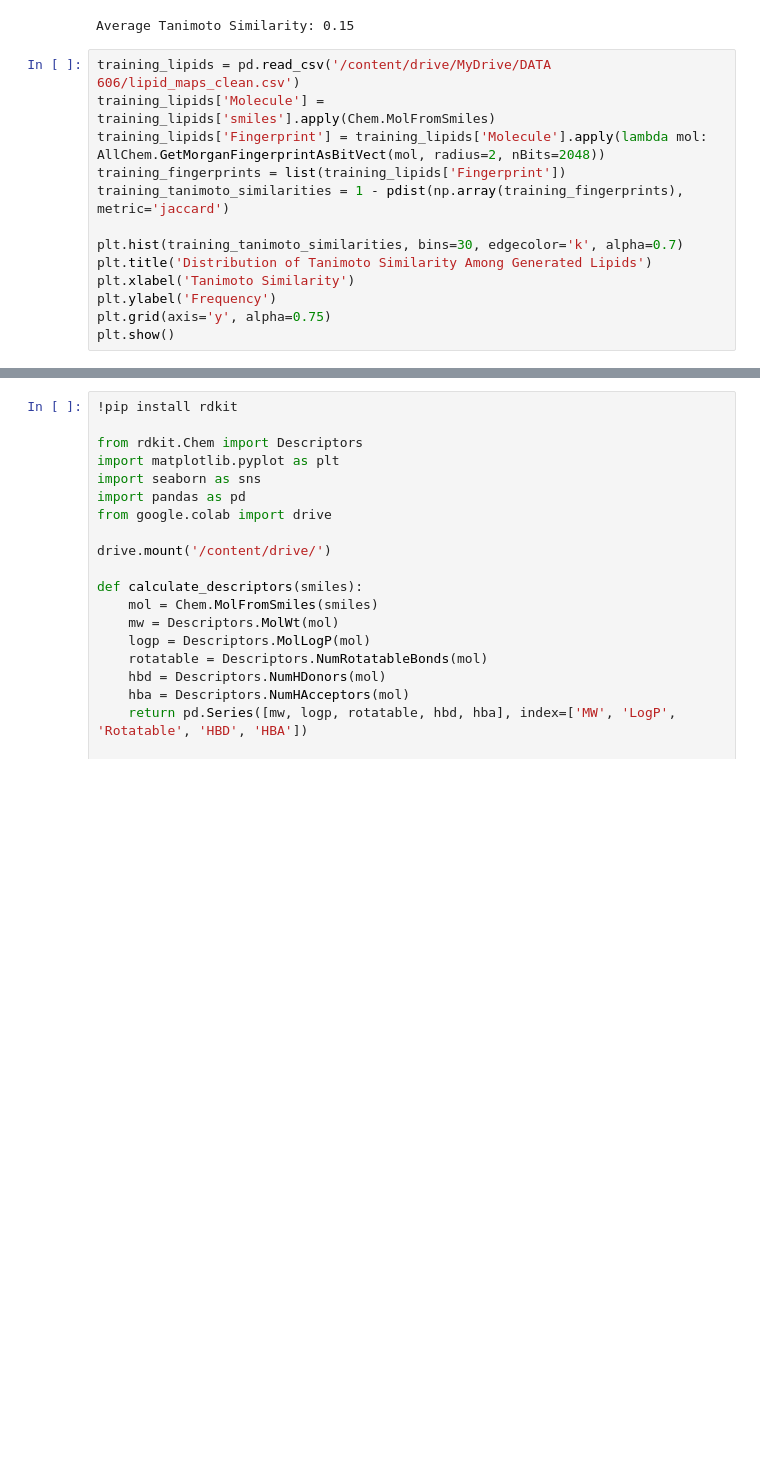
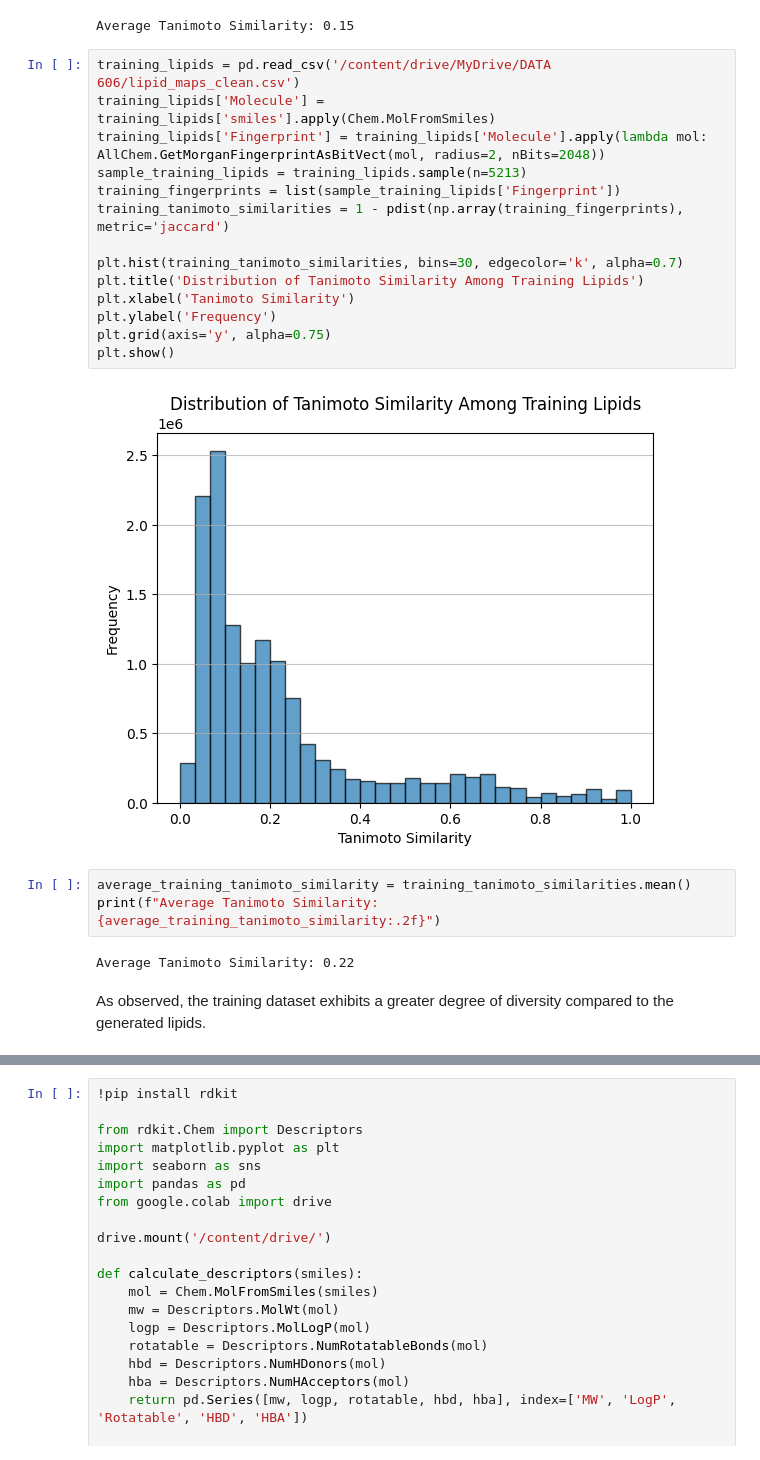
Before and after one commit to DATA-606-2023-FALL-MONDAY/Chen_Ben, a Jupyter notebook: src/project.ipynb, the cells around one changed output, grey strips where cells are left out. Drawn from its saved outputs; the diff is of its cells as text; blank space fills up the shorter version.

```diff
--- a/src/project.ipynb
+++ b/src/project.ipynb
@@ -1119,13 +1140,23 @@ Average Tanimoto Similarity: 0.15
 # %%
 training_lipids = pd.read_csv('/content/drive/MyDrive/DATA 606/lipid_maps_clean.csv')
 training_lipids['Molecule'] = training_lipids['smiles'].apply(Chem.MolFromSmiles)
 training_lipids['Fingerprint'] = training_lipids['Molecule'].apply(lambda mol: AllChem.GetMorganFingerprintAsBitVect(mol, radius=2, nBits=2048))
-training_fingerprints = list(training_lipids['Fingerprint'])
+sample_training_lipids = training_lipids.sample(n=5213)
+training_fingerprints = list(sample_training_lipids['Fingerprint'])
 training_tanimoto_similarities = 1 - pdist(np.array(training_fingerprints), metric='jaccard')
 
 plt.hist(training_tanimoto_similarities, bins=30, edgecolor='k', alpha=0.7)
-plt.title('Distribution of Tanimoto Similarity Among Generated Lipids')
+plt.title('Distribution of Tanimoto Similarity Among Training Lipids')
 plt.xlabel('Tanimoto Similarity')
 plt.ylabel('Frequency')
 plt.grid(axis='y', alpha=0.75)
 plt.show()
+# %% [output]
+[figure, added]
+# %%
+average_training_tanimoto_similarity = training_tanimoto_similarities.mean()
+print(f"Average Tanimoto Similarity: {average_training_tanimoto_similarity:.2f}")
+# %% [output]
+Average Tanimoto Similarity: 0.22
+# %% [markdown]
+As observed, the training dataset exhibits a greater degree of diversity compared to the generated lipids.
```
Also changed, not shown: parts of 9 cells of this notebook.
